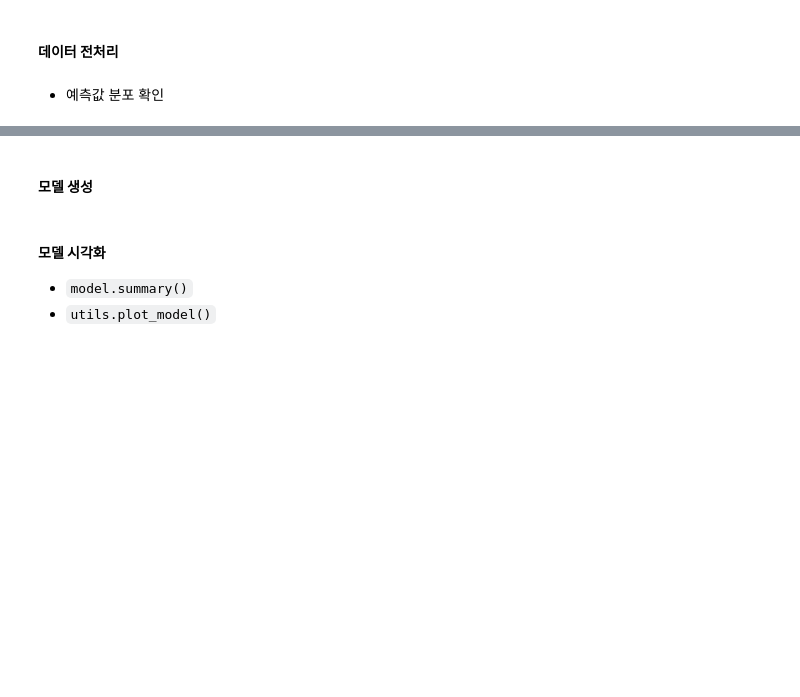
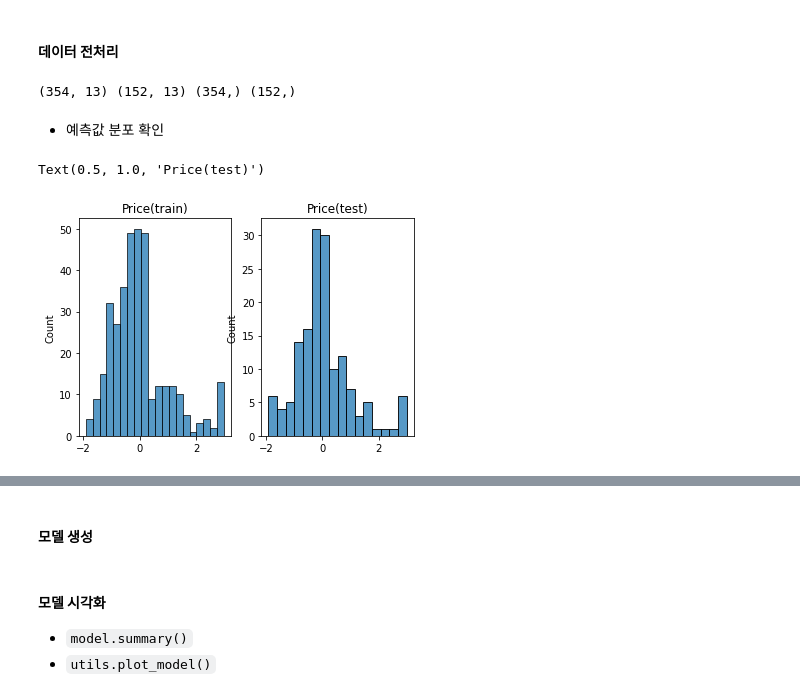
Before and after one commit to GETHUB55/SkillTreePython-DeepLearning, a Jupyter notebook: 01.딥러닝with텐서플로우-basic/ch01_03_DNN기초_회귀모델.ipynb, the cells around one changed output, grey strips where cells are left out. Cells and saved outputs as stored; diff of their text form; code cells hidden in the pictures; blank space fills up the shorter version.

```diff
--- a/01.딥러닝with텐서플로우-basic/ch01_03_DNN기초_회귀모델.ipynb
+++ b/01.딥러닝with텐서플로우-basic/ch01_03_DNN기초_회귀모델.ipynb
@@ -66,3 +85,11 @@ https://github.com/yebiny/SkillTreePython-DeepLearning.git
 # %% [markdown]
 #### **데이터 로드**
 * `housing.csv`
+# %%
+data_path = '/content/SkillTreePython-DeepLearning/dataset/housing.csv'
+dataset = pd.read_csv(data_path,        #엑셀, csv 등 정형데이터를 불러오기
+                       header = None,   #첫번째 샘플이 헤더로 읽히지 않도록 설정
+                       delim_whitespace= True
+                        )
+print(dataset.shape) # (크기,속성수)
+dataset
@@ -69,7 +111,45 @@ https://github.com/yebiny/SkillTreePython-DeepLearning.git
 # %% [markdown]
 #### **데이터 전처리**
+# %%
+from sklearn.preprocessing import StandardScaler #머신러닝 라이브러니
+from sklearn.model_selection import train_test_split
+
+def path2dataset_housing(path):
+
+# 불러오기
+  dataset = pd.read_csv(data_path,        #엑셀, csv 등 정형데이터를 불러오기
+                       header = None,   #첫번째 샘플이 헤더로 읽히지 않도록 설정
+                       delim_whitespace= True
+                        )
+  #print(dataset.shape) #데이터형식: 판다스 데이터프레임
+
+# 정규화(속성별로 데이터의 스케일을 조정)
+  scaler = StandardScaler()
+  dataset = scaler.fit_transform(dataset)
+  #print(dataset.shape, dataset.dtype) #데이터형식: 넘파이 배열
+
+# x-y 분할
+  x = dataset[:, 0:-1] # (:모든행, 첫번째부터 마지막전까지의 열)
+  y = dataset[:, -1] # (:모든행, 마지막열)
+  #print(x.shape, y.shape)
+
+# train - test 분할
+  x_train, x_test,y_train, y_test = train_test_split(x,y,test_size=0.3)
+
+  return x_train, x_test,y_train, y_test
+
+x_train, x_test,y_train, y_test=path2dataset_housing(data_path)
+print(x_train.shape, x_test.shape,y_train.shape, y_test.shape)
+# %% [output]
+(354, 13) (152, 13) (354,) (152,)
 # %% [markdown]
 * 예측값 분포 확인
+# %%
+plt.subplot(121);sns.histplot(x=y_train);plt.title('Price(train)')
+plt.subplot(122);sns.histplot(x=y_test);plt.title('Price(test)')
+# %% [output]
+Text(0.5, 1.0, 'Price(test)')
+[figure, added]
 # %% [markdown]
 ### | 모델
 
```
Also changed, not shown: parts of 19 cells of this notebook.
